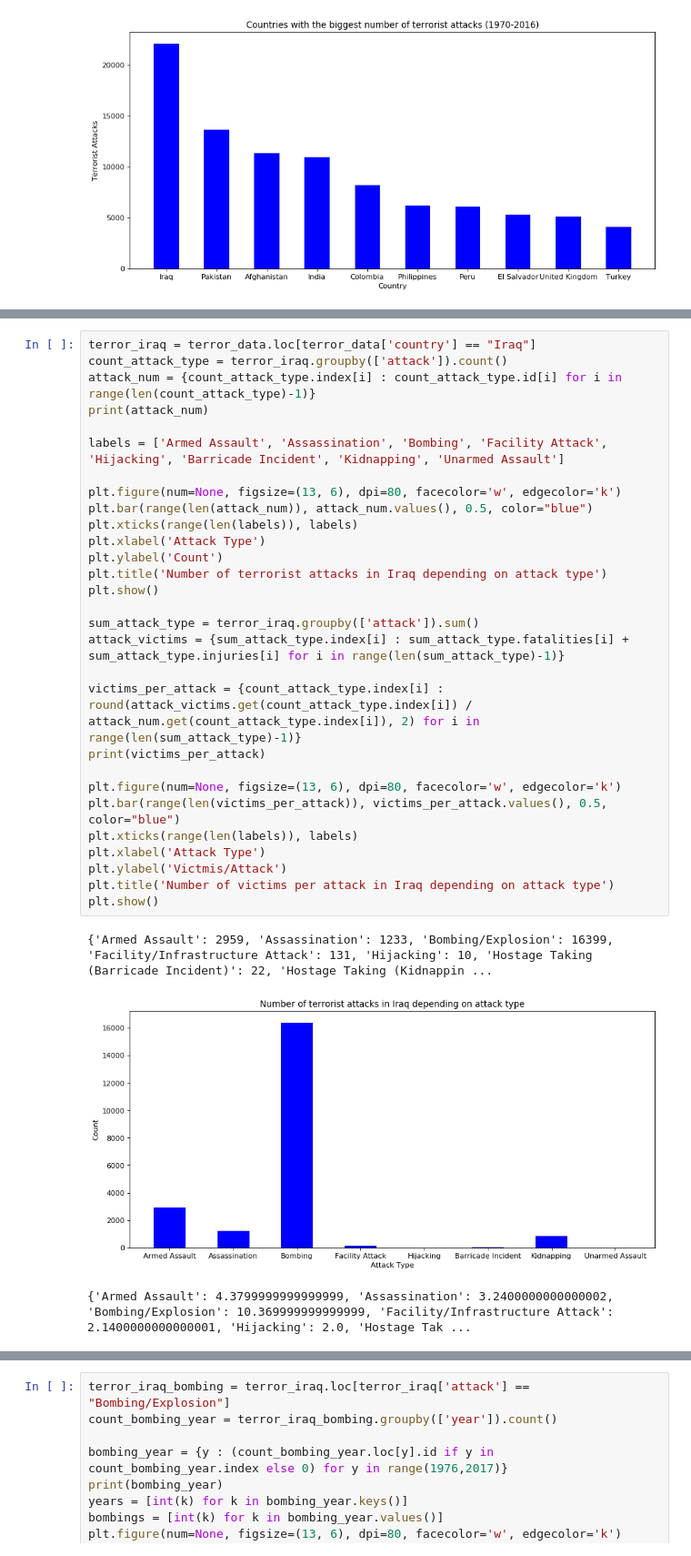
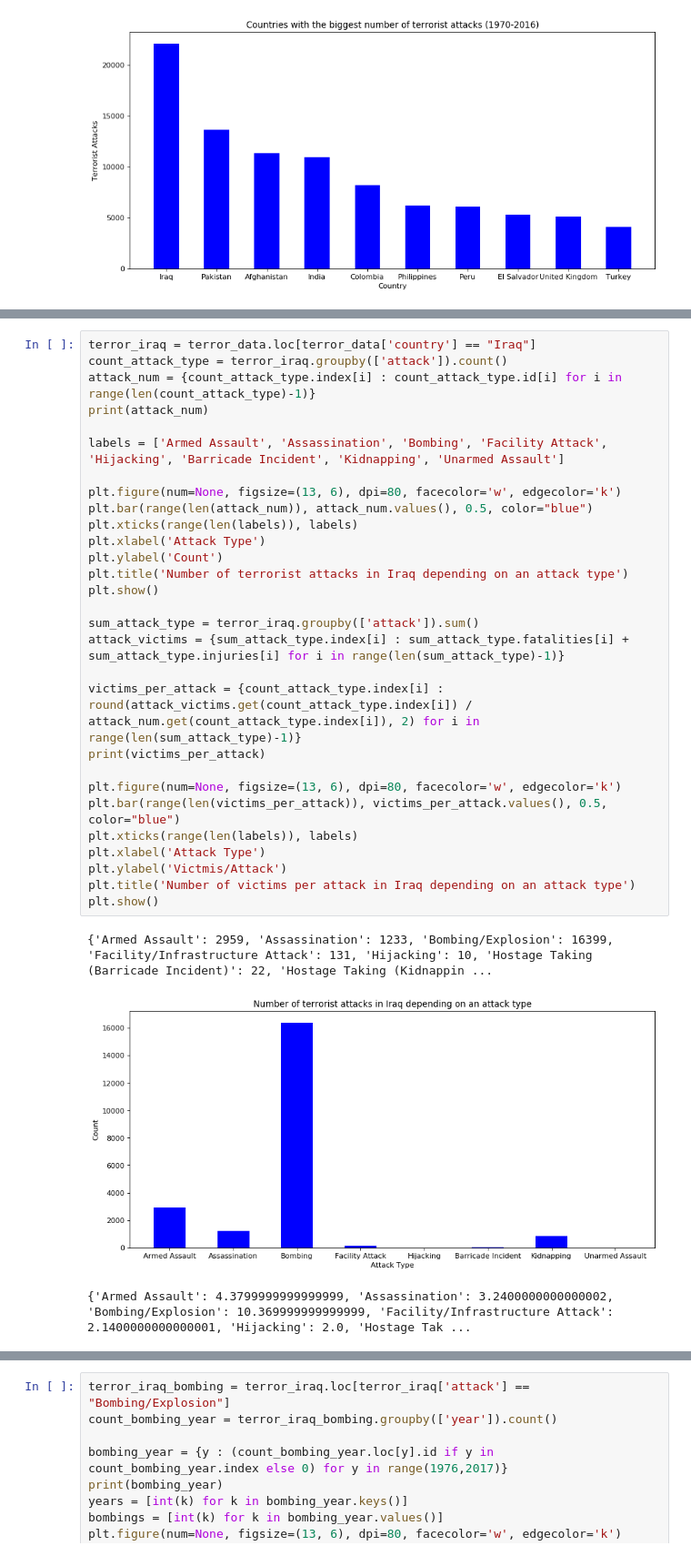
Before and after one commit to michalt38/GlobalTerrorism, a Jupyter notebook: GlobalTerrorism.ipynb, the cells around one changed output, grey strips where cells are left out. Shown at 91% size. Saved outputs shown, nothing was run; the diff lists cells and outputs as text.

```diff
--- a/GlobalTerrorism.ipynb
+++ b/GlobalTerrorism.ipynb
@@ -27,33 +42,33 @@ plt.show()
 # %%
 terror_iraq = terror_data.loc[terror_data['country'] == "Iraq"]
 count_attack_type = terror_iraq.groupby(['attack']).count()
 attack_num = {count_attack_type.index[i] : count_attack_type.id[i] for i in range(len(count_attack_type)-1)}
 print(attack_num)
 
 labels = ['Armed Assault', 'Assassination', 'Bombing', 'Facility Attack', 'Hijacking', 'Barricade Incident', 'Kidnapping', 'Unarmed Assault']
 
 plt.figure(num=None, figsize=(13, 6), dpi=80, facecolor='w', edgecolor='k')
 plt.bar(range(len(attack_num)), attack_num.values(), 0.5, color="blue")
 plt.xticks(range(len(labels)), labels)
 plt.xlabel('Attack Type')
 plt.ylabel('Count')
-plt.title('Number of terrorist attacks in Iraq depending on attack type')
+plt.title('Number of terrorist attacks in Iraq depending on an attack type')
 plt.show()
 
 sum_attack_type = terror_iraq.groupby(['attack']).sum()
 attack_victims = {sum_attack_type.index[i] : sum_attack_type.fatalities[i] + sum_attack_type.injuries[i] for i in range(len(sum_attack_type)-1)}
 
 victims_per_attack = {count_attack_type.index[i] : round(attack_victims.get(count_attack_type.index[i]) / attack_num.get(count_attack_type.index[i]), 2) for i in range(len(sum_attack_type)-1)}
 print(victims_per_attack)
 
 plt.figure(num=None, figsize=(13, 6), dpi=80, facecolor='w', edgecolor='k')
 plt.bar(range(len(victims_per_attack)), victims_per_attack.values(), 0.5, color="blue")
 plt.xticks(range(len(labels)), labels)
 plt.xlabel('Attack Type')
 plt.ylabel('Victmis/Attack')
-plt.title('Number of victims per attack in Iraq depending on attack type')
+plt.title('Number of victims per attack in Iraq depending on an attack type')
 plt.show()
 # %% [output]
 {'Armed Assault': 2959, 'Assassination': 1233, 'Bombing/Explosion': 16399, 'Facility/Infrastructure Attack': 131, 'Hijacking': 10, 'Hostage Taking (Barricade Incident)': 22, 'Hostage Taking (Kidnappin ...
-[figure, old version]
+[figure, new version]
 {'Armed Assault': 4.3799999999999999, 'Assassination': 3.2400000000000002, 'Bombing/Explosion': 10.369999999999999, 'Facility/Infrastructure Attack': 2.1400000000000001, 'Hijacking': 2.0, 'Hostage Tak ...
```
Also changed, not shown: parts of 7 cells of this notebook, 1 other file.
